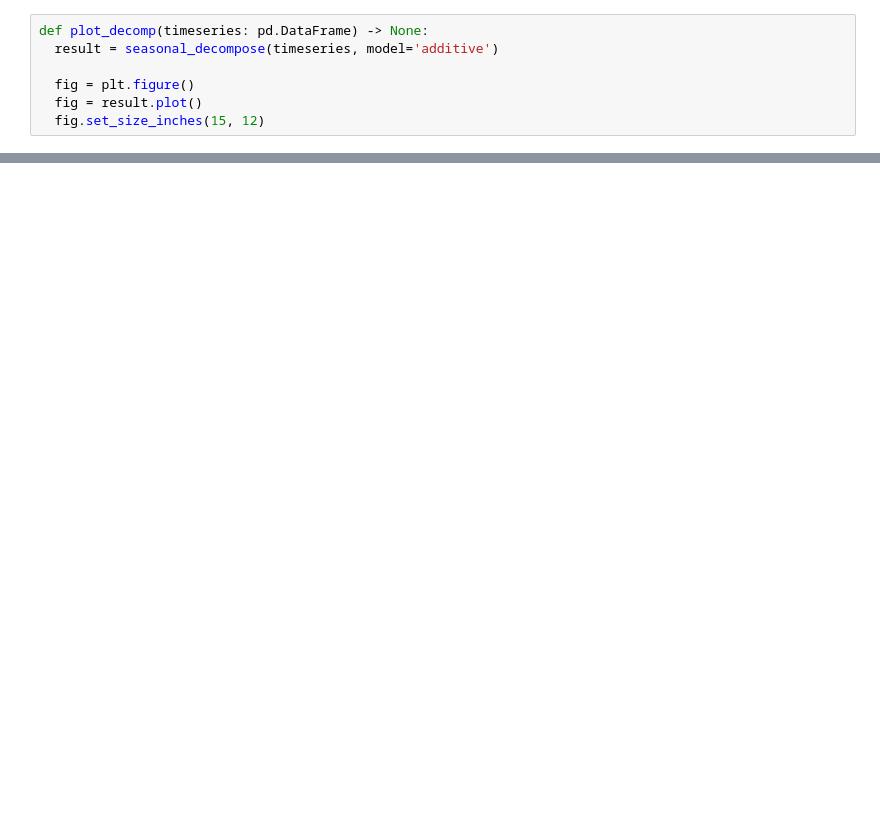
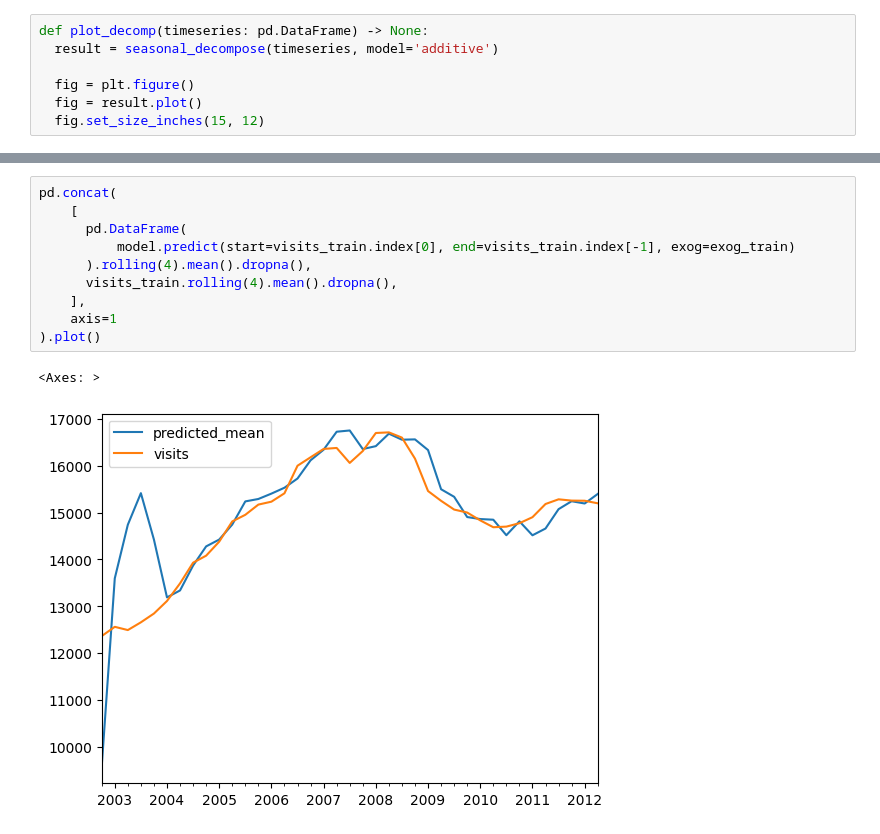
Before and after one commit to ludlev2/ml_project_cse204, a Jupyter notebook: Datasets-under-consideration/London/RQ1_TS.ipynb, the cells around one changed output, grey strips where cells are left out. Cells and saved outputs as stored; diff of their text form; blank space fills up the shorter version.

```diff
--- a/Datasets-under-consideration/London/RQ1_TS.ipynb
+++ b/Datasets-under-consideration/London/RQ1_TS.ipynb
@@ -142,0 +195,13 @@ pd.concat(
+# %%
+pd.concat(
+    [
+      pd.DataFrame(
+          model.predict(start=visits_train.index[0], end=visits_train.index[-1], exog=exog_train)
+      ).rolling(4).mean().dropna(),
+      visits_train.rolling(4).mean().dropna(),
+    ],
+    axis=1
+).plot()
+# %% [output]
+<Axes: >
+[figure, added]
```
Also changed, not shown: parts of 20 cells of this notebook.
